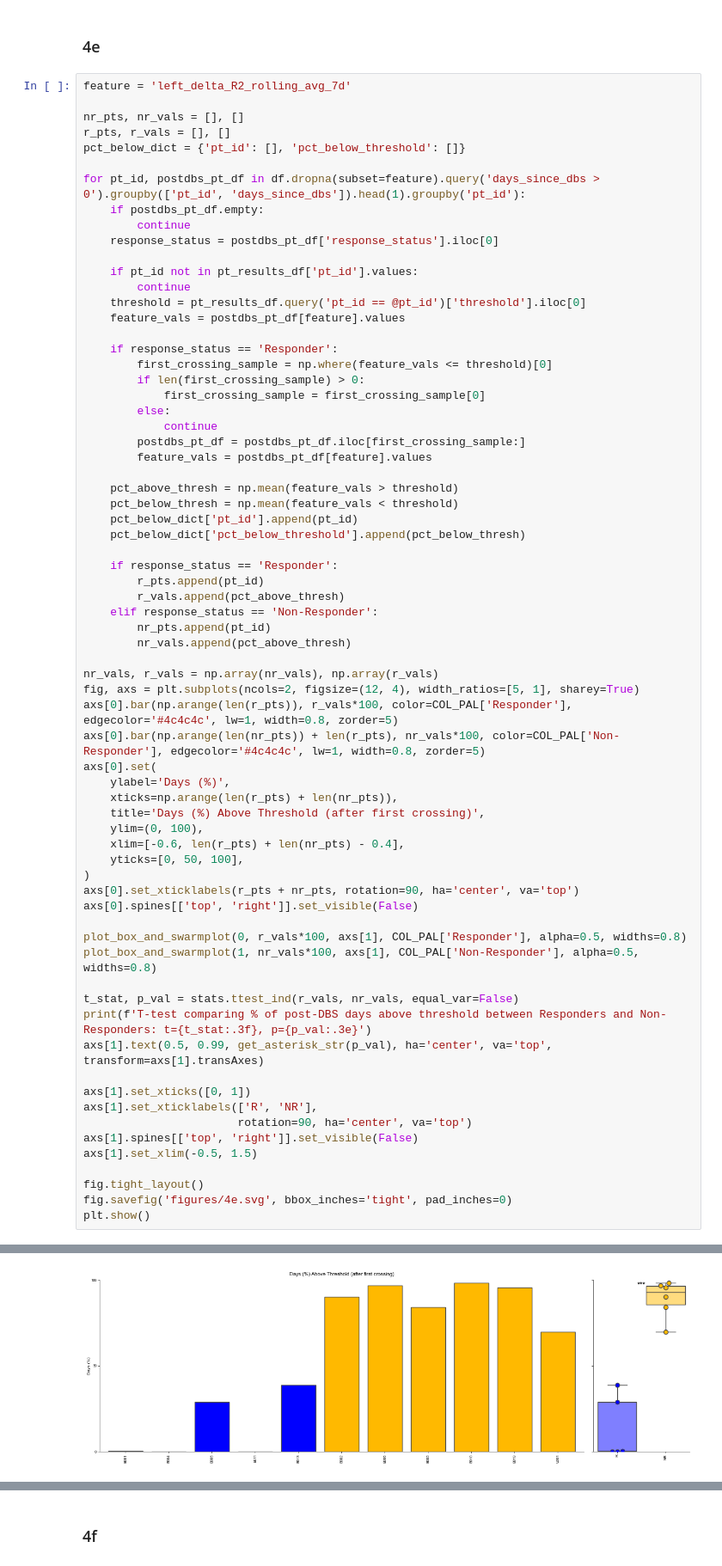
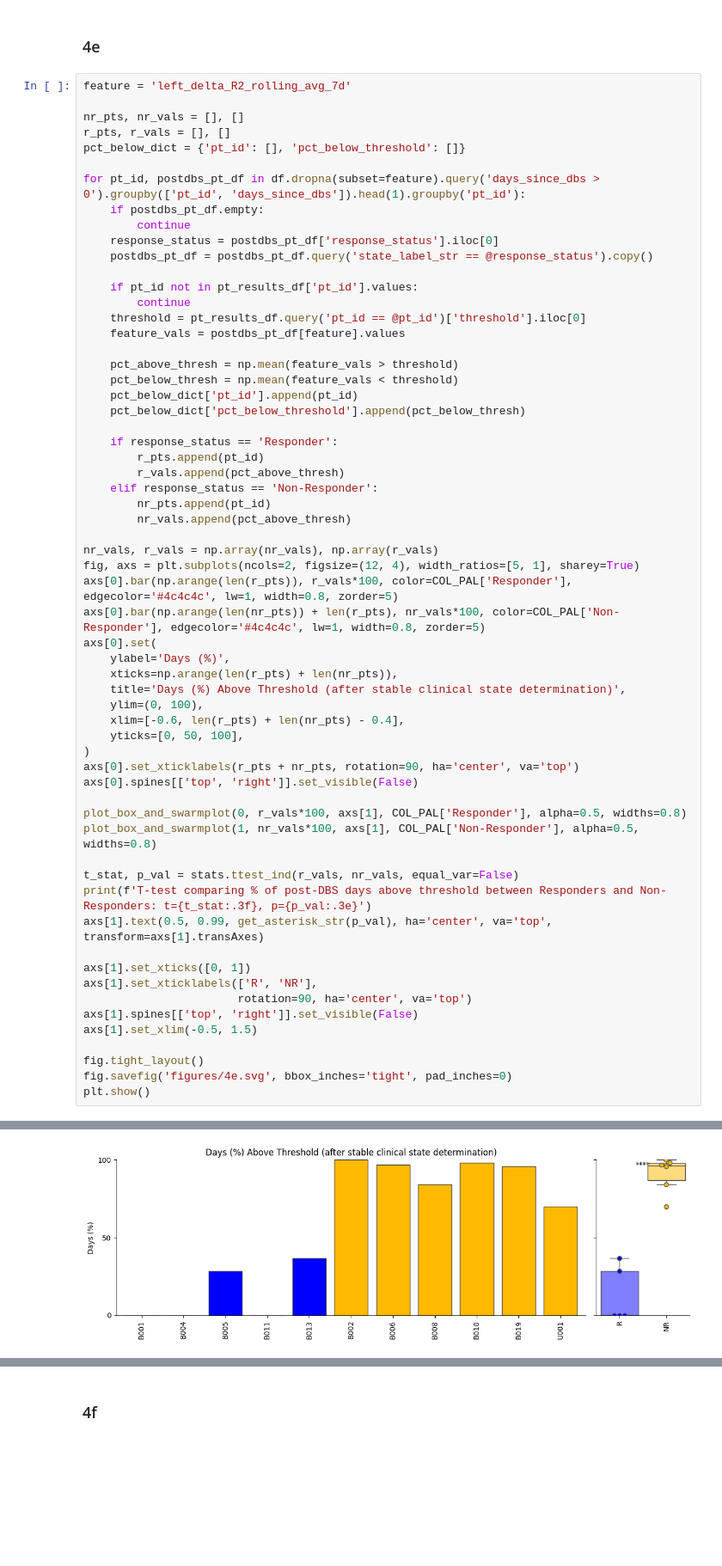
Before and after one commit to ProvenzaLab/PerceptPredictability, a Jupyter notebook: process_data.ipynb, the cells around one changed output, grey strips where cells are left out. Shown at 86% size. Drawn from its saved outputs; the diff is of its cells as text; blank space fills up the shorter version.

```diff
--- a/process_data.ipynb
+++ b/process_data.ipynb
@@ -1325,20 +1324,12 @@ for pt_id, postdbs_pt_df in df.dropna(subset=feature).query('days_since_dbs > 0'
     if postdbs_pt_df.empty:
         continue
     response_status = postdbs_pt_df['response_status'].iloc[0]
+    postdbs_pt_df = postdbs_pt_df.query('state_label_str == @response_status').copy()
 
     if pt_id not in pt_results_df['pt_id'].values:
         continue
     threshold = pt_results_df.query('pt_id == @pt_id')['threshold'].iloc[0]
     feature_vals = postdbs_pt_df[feature].values
-
-    if response_status == 'Responder':
-        first_crossing_sample = np.where(feature_vals <= threshold)[0]
-        if len(first_crossing_sample) > 0:
-            first_crossing_sample = first_crossing_sample[0]
-        else:
-            continue
-        postdbs_pt_df = postdbs_pt_df.iloc[first_crossing_sample:]
-        feature_vals = postdbs_pt_df[feature].values
 
     pct_above_thresh = np.mean(feature_vals > threshold)
     pct_below_thresh = np.mean(feature_vals < threshold)
@@ -1359,7 +1350,7 @@ axs[0].bar(np.arange(len(nr_pts)) + len(r_pts), nr_vals*100, color=COL_PAL['Non-
 axs[0].set(
     ylabel='Days (%)',
     xticks=np.arange(len(r_pts) + len(nr_pts)),
-    title='Days (%) Above Threshold (after first crossing)',
+    title='Days (%) Above Threshold (after stable clinical state determination)',
     ylim=(0, 100),
     xlim=[-0.6, len(r_pts) + len(nr_pts) - 0.4],
     yticks=[0, 50, 100],
@@ -1388,4 +1379,4 @@ T-test comparing % of post-DBS days above threshold between Responders and Non-R
-[figure, old version]
+[figure, new version]
 # %%
 print(np.mean(100 - r_vals*100), np.std(100 - r_vals*100))
 print(np.mean(100 - nr_vals*100), np.std(100 - nr_vals*100))
```
Also changed, not shown: parts of 23 cells of this notebook, 1 other file.
